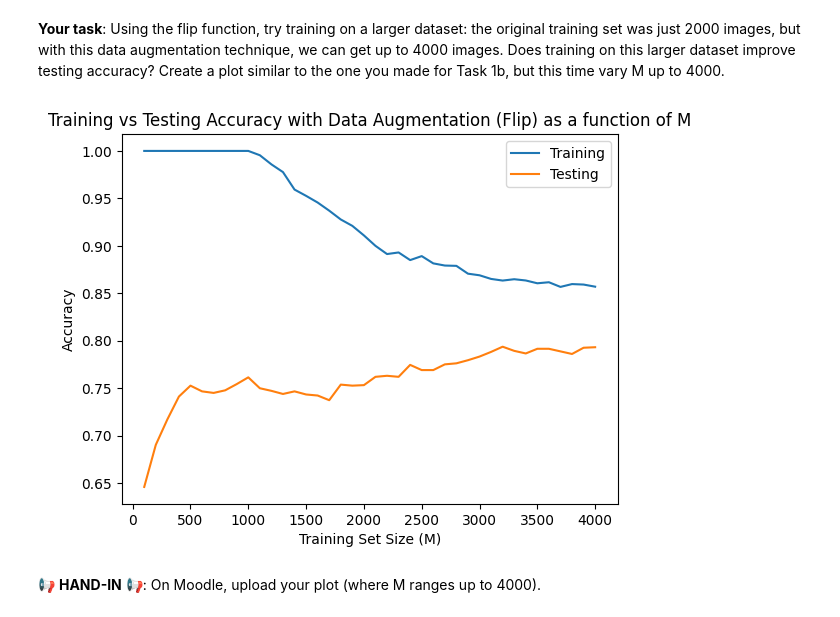
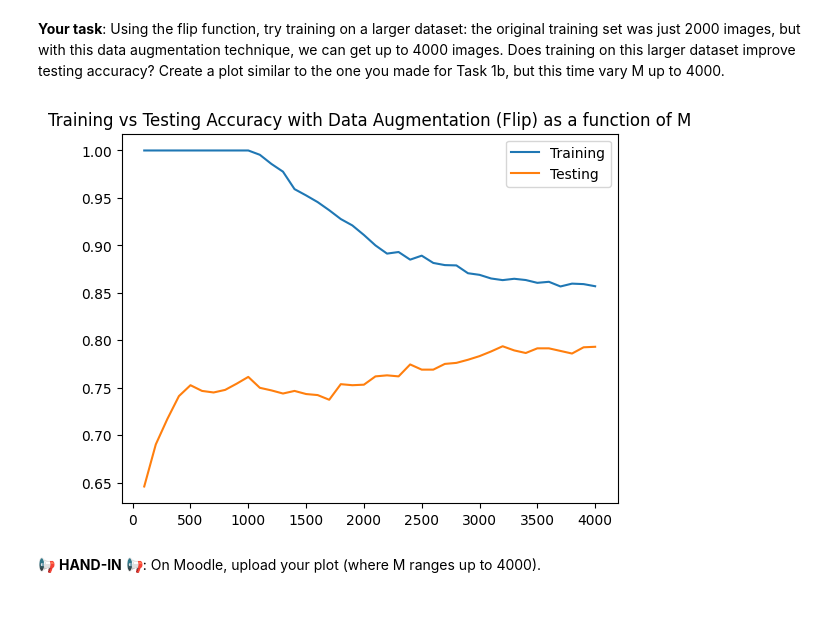
Before and after one commit to noelfischer/mldm_praktika, a Jupyter notebook: L04_Logistic_Regression_LAB_ASSIGNMENT.ipynb, the cells around one changed output. Saved outputs shown, nothing was run; the diff lists cells and outputs as text; code cells hidden in the pictures.

```diff
--- a/L04_Logistic_Regression_LAB_ASSIGNMENT.ipynb
+++ b/L04_Logistic_Regression_LAB_ASSIGNMENT.ipynb
@@ -250,49 +250,35 @@ plt.show()
 # %%
 # TODO: apply data augmentation and create plot, similar to Task 1b.
 
-# Apply data augmentation (flipping) to the training set
 flippedFaces = flip(trainingFaces)
-
-# Combine the original training set with the flipped set
 augmentedTrainingFaces = np.vstack([trainingFaces, flippedFaces])
 augmentedTrainingLabels = np.hstack([trainingLabels, trainingLabels])  # Labels remain the same
 
 
-# Initialize lists to store accuracies
 trainingAccuracies = []
 testingAccuracies = []
 
-# Values of M to experiment with, up to 4000 now
 Mvalues = np.arange(100, 4001, 100)
 
-# Loop over different training set sizes, up to 4000
 for M in Mvalues:
-    # Step 1: Train on the first M augmented training examples
     logisticRegressor = sklearn.linear_model.LogisticRegression(max_iter=500)
-
-    # Use the first M training samples from the augmented set
     logisticRegressor.fit(augmentedTrainingFaces[:M, :], augmentedTrainingLabels[:M])
 
-    # Step 2: Compute training accuracy on the first M examples
     trainPredictions = logisticRegressor.predict(augmentedTrainingFaces[:M, :])
     trainAccuracy = accuracy_score(augmentedTrainingLabels[:M], trainPredictions)
     trainingAccuracies.append(trainAccuracy)
 
-    # Step 3: Compute testing accuracy on the full test set
     testPredictions = logisticRegressor.predict(testingFaces)
     testAccuracy = accuracy_score(testingLabels, testPredictions)
     testingAccuracies.append(testAccuracy)
 
-# Step 4: Plot the results
-plt.plot(Mvalues, trainingAccuracies, label="Training Accuracy")
-plt.plot(Mvalues, testingAccuracies, label="Testing Accuracy")
-plt.xlabel("Training Set Size (M)")
-plt.ylabel("Accuracy")
-plt.legend(["Training", "Testing"])
+plt.plot(Mvalues, trainingAccuracies)
+plt.plot(Mvalues, testingAccuracies)
+plt.legend([ "Training", "Testing" ])
 plt.title("Training vs Testing Accuracy with Data Augmentation (Flip) as a function of M")
 plt.show()
 # %% [output]
-[figure, old version]
+[figure, new version]
 # %% [markdown]
 📢 **HAND-IN** 📢:
 On Moodle, upload your plot (where M ranges up to 4000).
```
Also changed, not shown: parts of 1 cell of this notebook.
